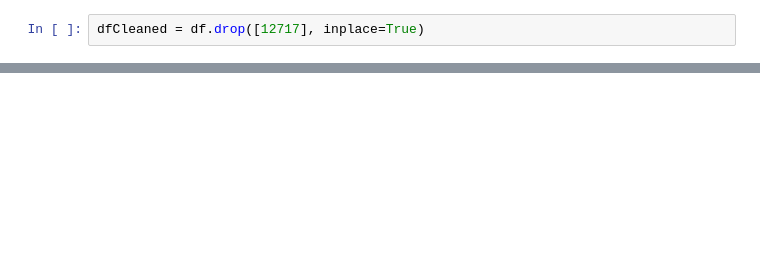
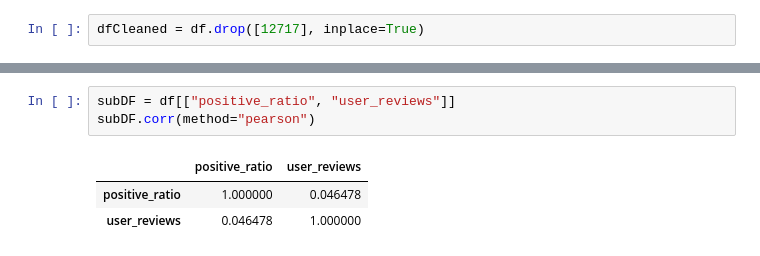
Before and after one commit to Asiandra/Artificial_Intelligence, a Jupyter notebook: Semester 1/Games/Gaming Exit Ticket.ipynb, the cells around one changed output, grey strips where cells are left out. Drawn from its saved outputs; the diff is of its cells as text; blank space fills up the shorter version.

```diff
--- a/Semester 1/Games/Gaming Exit Ticket.ipynb
+++ b/Semester 1/Games/Gaming Exit Ticket.ipynb
@@ -78 +89,8 @@ sns.scatterplot(data=df,x="positive_ratio", y="user_reviews")
 [figure]
+# %%
+subDF = df[["positive_ratio", "user_reviews"]]
+subDF.corr(method="pearson")
+# %% [output]
+|  | positive_ratio | user_reviews |
+| positive_ratio | 1.000000 | 0.046478 |
+| user_reviews | 0.046478 | 1.000000 |
```
Also changed, not shown: parts of 7 cells of this notebook, 1 other file.
